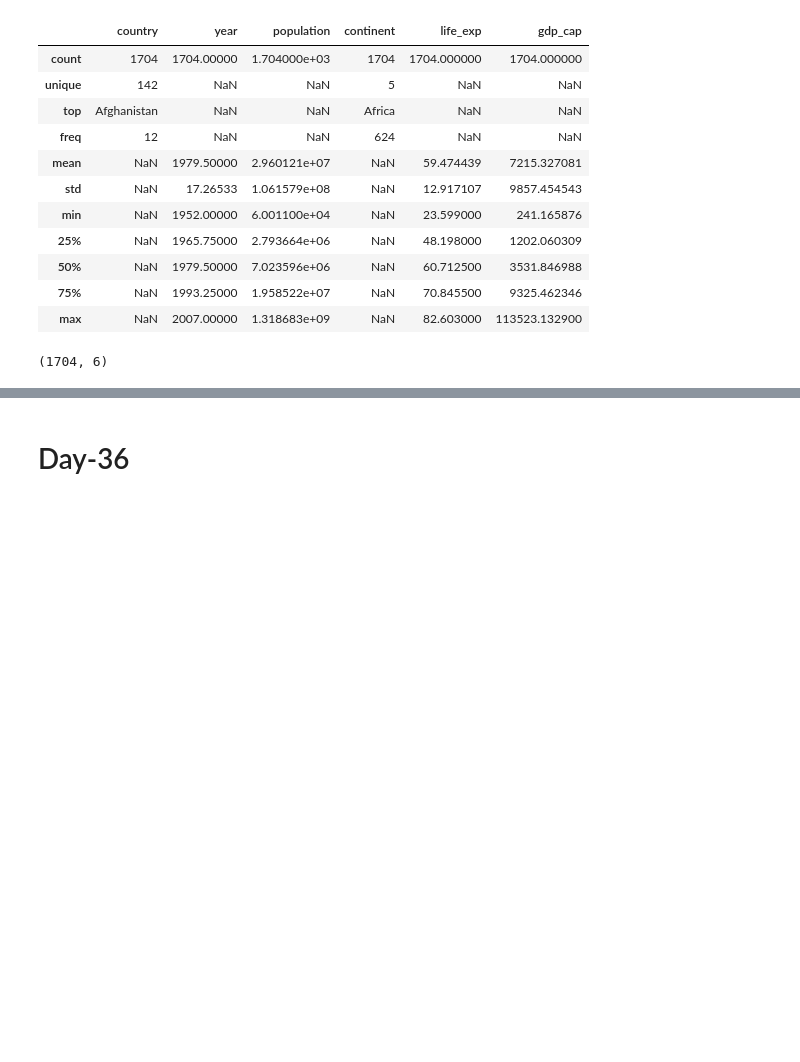
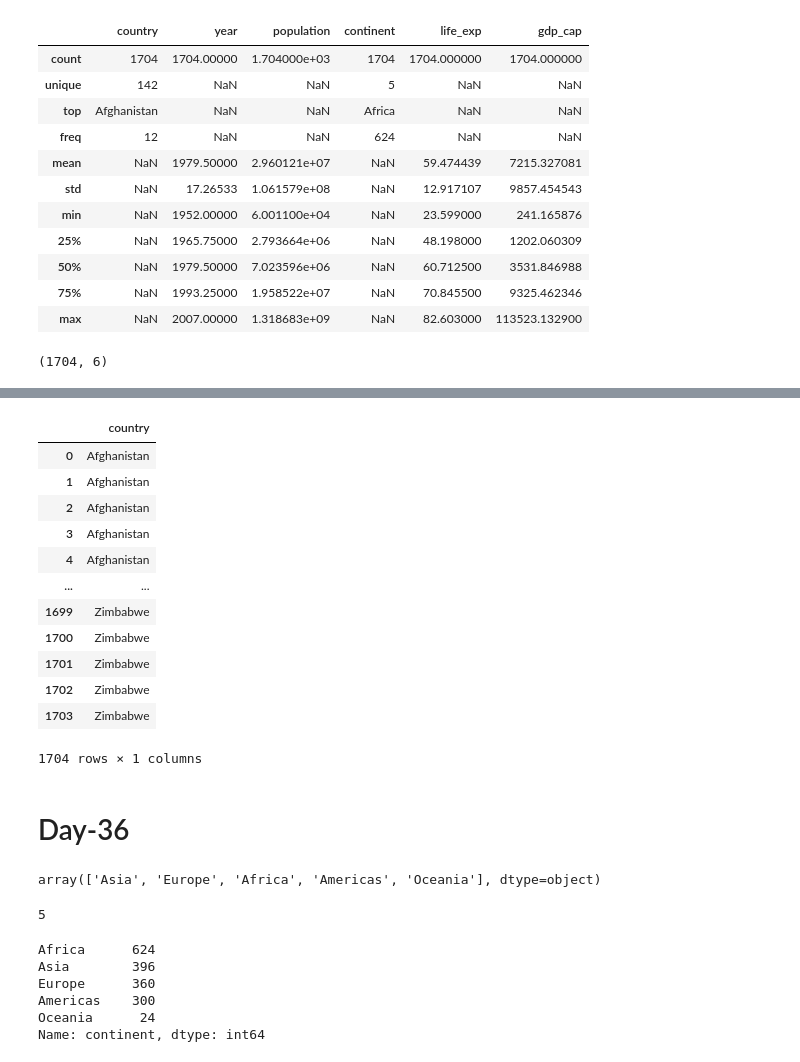
Before and after one commit to Abarajithan-Selvaraj/scaler-dsml-notes, a Jupyter notebook: 03 Python Libraries/pandas.ipynb, the cells around one changed output, grey strips where cells are left out. Cells and saved outputs as stored; diff of their text form; code cells hidden in the pictures; blank space fills up the shorter version.

```diff
--- a/03 Python Libraries/pandas.ipynb
+++ b/03 Python Libraries/pandas.ipynb
@@ -126,2 +180,36 @@ df.shape
+# %%
+df[["country"]]
+# %% [output]
+|  | country |
+| 0 | Afghanistan |
+| 1 | Afghanistan |
+| 2 | Afghanistan |
+| 3 | Afghanistan |
+| 4 | Afghanistan |
+| ... | ... |
+| 1699 | Zimbabwe |
+| 1700 | Zimbabwe |
+| 1701 | Zimbabwe |
+| 1702 | Zimbabwe |
+| 1703 | Zimbabwe |
+1704 rows × 1 columns
 # %% [markdown]
 # Day-36
+# %%
+# unique values
+df["continent"].unique()      # works only on series not the dataframes
+# %% [output]
+array(['Asia', 'Europe', 'Africa', 'Americas', 'Oceania'], dtype=object)
+# %%
+df["continent"].nunique()         # of unique values
+# %% [output]
+5
+# %%
+df["continent"].value_counts()      # to get the frequency of unique values
+# %% [output]
+Africa      624
+Asia        396
+Europe      360
+Americas    300
+Oceania      24
+Name: continent, dtype: int64
```
Also changed, not shown: parts of 9 cells of this notebook, 1 other file.
